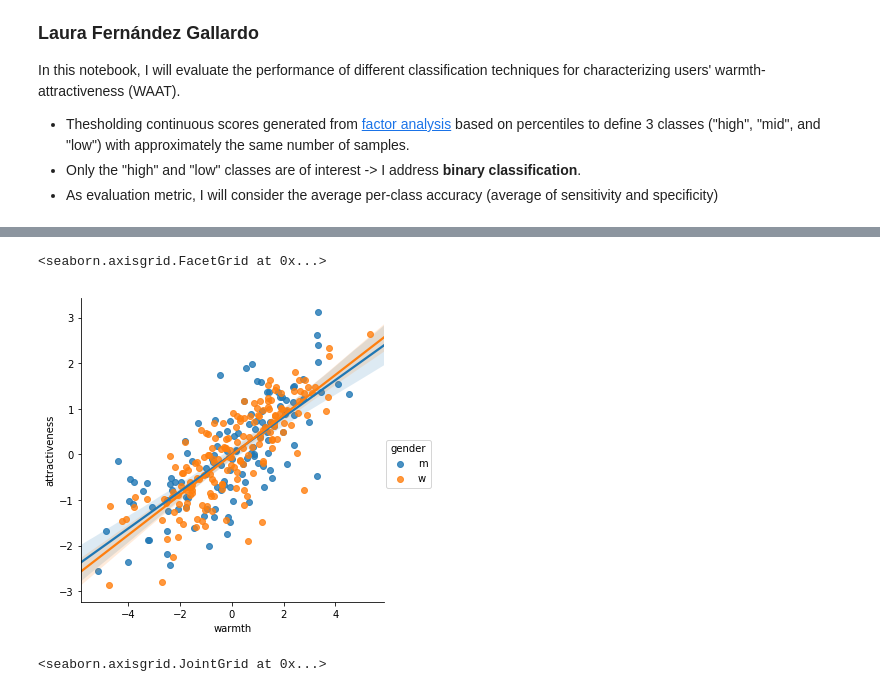
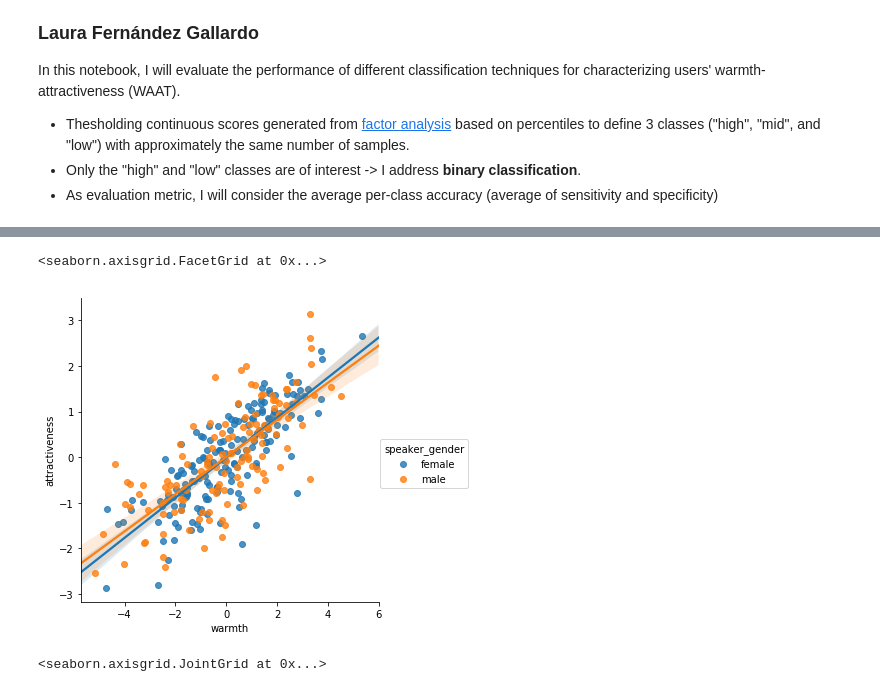
Before and after one commit to laufergall/ML_Speaker_Characteristics, a Jupyter notebook: classification/02_evaluating_classification_WAAT.ipynb, the cells around one changed output, grey strips where cells are left out. Drawn from its saved outputs; the diff is of its cells as text; code cells hidden in the pictures.

```diff
--- a/classification/02_evaluating_classification_WAAT.ipynb
+++ b/classification/02_evaluating_classification_WAAT.ipynb
@@ -35,0 +60,7 @@ np.random.seed(seed)
+# %%
+# extracting scores
+
+feats_ratings_scores_all = feats_ratings_scores_train.append(feats_ratings_scores_test)
+
+scores = feats_ratings_scores_all.groupby(['spkID','speaker_gender']).mean()[traits_names]
+scores.reset_index(inplace=True)
@@ -40,23 +76,0 @@ WAAT (warmth-attractiveness) can be seen as the first two dimensions of the perc
-# %%
-# load WAAT scores (averaged across listeners)
-
-path = "https://raw.githubusercontent.com/laufergall/Subjective_Speaker_Characteristics/master/data/generated_data/"
-
-url = path + "factorscores_malespk.csv"
-s = requests.get(url).content
-scores_m =pd.read_csv(io.StringIO(s.decode('utf-8')))
-
-url = path + "factorscores_femalespk.csv"
-s = requests.get(url).content
-scores_f =pd.read_csv(io.StringIO(s.decode('utf-8')))
-
-# rename dimensions
-scores_m.columns = ['sample_heard', 'warmth', 'attractiveness', 'confidence', 'compliance', 'maturity']
-scores_f.columns = ['sample_heard', 'warmth', 'attractiveness', 'compliance', 'confidence', 'maturity']
-
-# join male and feame scores
-scores = scores_m.append(scores_f)
-scores['gender'] = scores['sample_heard'].str.slice(0,1)
-scores['spkID'] = scores['sample_heard'].str.slice(1,4).astype('int')
-
-scores.head()
@@ -70,10 +77,10 @@ scores.head()
 # %%
 # scatter plot
 
-sns.lmplot('warmth', 'attractiveness', data = scores, hue="gender")
+sns.lmplot('warmth', 'attractiveness', data = scores, hue="speaker_gender")
 # %% [output]
 <seaborn.axisgrid.FacetGrid at 0x...>
-[figure, old version]
+[figure, new version]
 # %%
 # histogram, kernel density estimation
 sns.jointplot('warmth', 'attractiveness', data = scores, kind="kde").set_axis_labels("warmth", "attractiveness")
```
Also changed, not shown: parts of 16 cells of this notebook, 44 other files.
